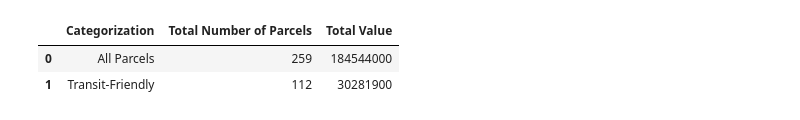
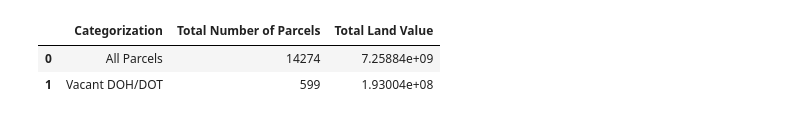
Before and after one commit to BU-Spark/summer2021internship, a Jupyter notebook: State Surplus/StateSurplus.ipynb, the cells around one changed output. Saved outputs shown, nothing was run; the diff lists cells and outputs as text; code cells hidden in the pictures.

```diff
--- a/State Surplus/StateSurplus.ipynb
+++ b/State Surplus/StateSurplus.ipynb
@@ -19,20 +39,19 @@ dot['District'] = dot['District'].str.replace(' District','')
 # %%
-# Creating a summary dataframe with overview data on DOT parcels, to be exported as .png file
-summary = pd.DataFrame(columns = ['Categorization','Total Number of Parcels', 'Total Value'])
+# Creating a summary dataframe with overview data on data parcels, to be exported as .png file
+summary = pd.DataFrame(columns = ['Categorization','Total Number of Parcels', 'Total Land Value'])
 summary.at[0,'Categorization'] = 'All Parcels'
-summary.at[0, 'Total Number of Parcels'] = len(dot.index)
-summary.at[0, 'Total Value'] = dot['total_value'].sum()
+summary.at[0, 'Total Number of Parcels'] = len(data.index)
+summary.at[0, 'Total Land Value'] = data.land_value.sum()
 
-summary.at[1,'Categorization'] = 'Transit-Friendly'
-summary.at[1, 'Total Number of Parcels'] = len(dot[dot['numTransitStops'].notna()])
-summary.at[1, 'Total Value'] = dot[dot['numTransitStops'].notna()]['total_value'].sum()
+summary.at[1,'Categorization'] = 'Vacant DOH/DOT'
+summary.at[1, 'Total Number of Parcels'] = len(vacant.index)
+summary.at[1, 'Total Land Value'] = vacant.land_value.sum()
+summary
 
-dfi.export(summary,'summary.png')
-
-summary
+# dfi.export(summary,'summary.png')
 # %% [output]
-|  | Categorization | Total Number of Parcels | Total Value |
-| 0 | All Parcels | 259 | 184544000 |
-| 1 | Transit-Friendly | 112 | 30281900 |
+|  | Categorization | Total Number of Parcels | Total Land Value |
+| 0 | All Parcels | 14274 | 7.25884e+09 |
+| 1 | Vacant DOH/DOT | 599 | 1.93004e+08 |
 # %%
 # parcelsAgg: a dataframe to hold aggregate information on each districts total DOT-owned parcels
```
Also changed, not shown: parts of 11 cells of this notebook.
